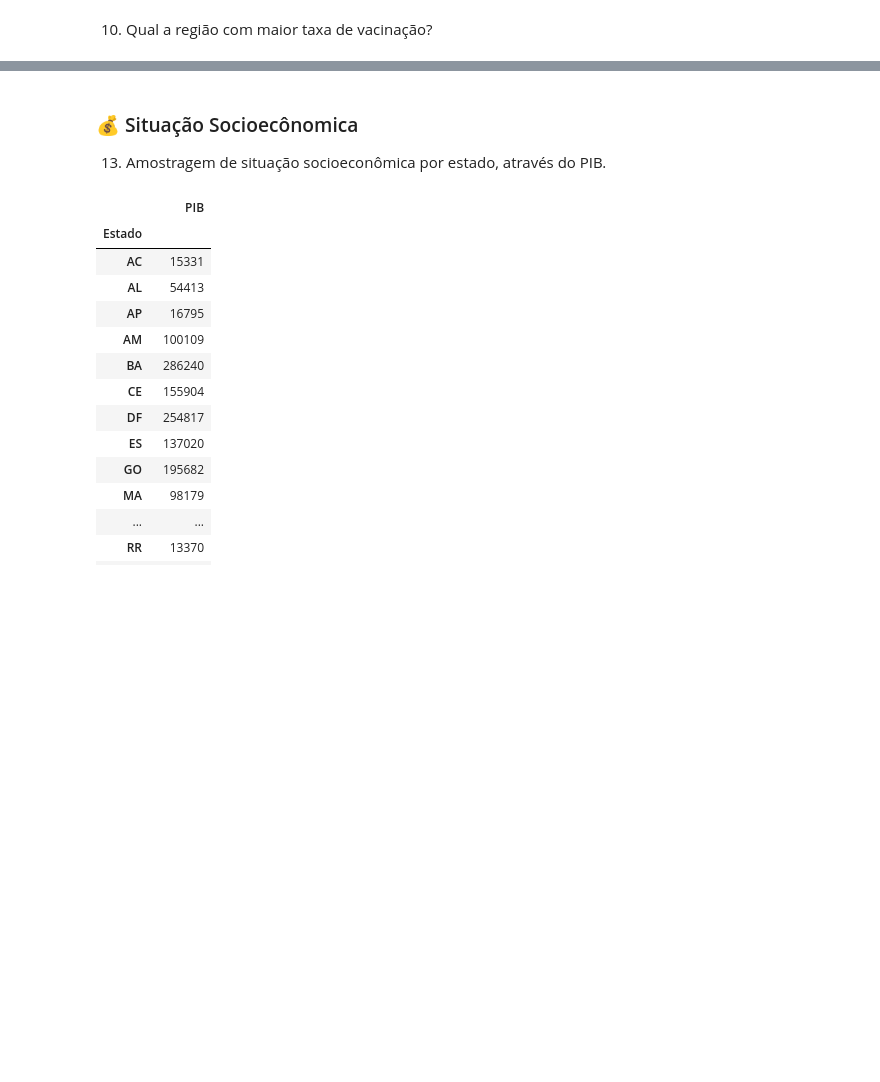
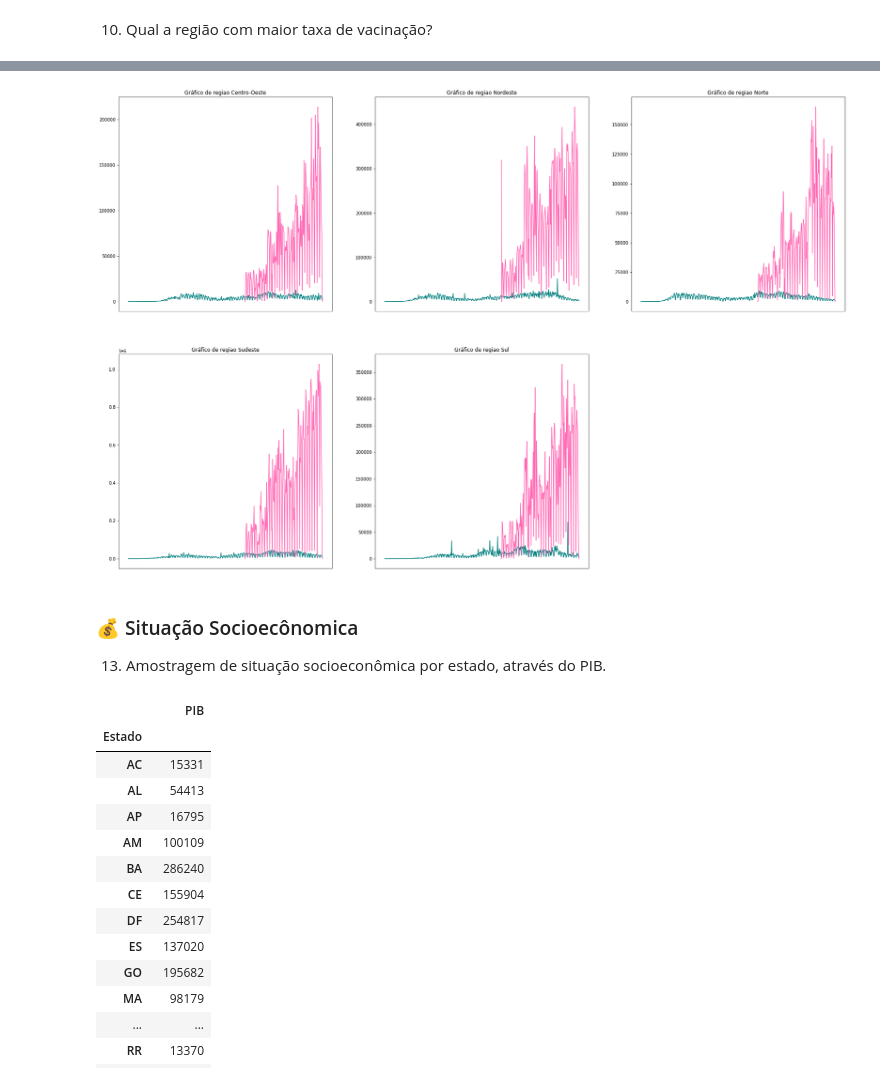
Before and after one commit to stardotwav/BrasilEmDados, a Jupyter notebook: AnaliseExtracaoConhecimento.ipynb, the cells around one changed output, grey strips where cells are left out. Saved outputs shown, nothing was run; the diff lists cells and outputs as text; code cells hidden in the pictures; blank space fills up the shorter version.

```diff
--- a/AnaliseExtracaoConhecimento.ipynb
+++ b/AnaliseExtracaoConhecimento.ipynb
@@ -233,3 +210,26 @@ A região com a maior taxa de vacinação pela população, levando em conta a a
+# %%
+agrupamentoRegiao = dadosCovid.groupby(by=['regiao','data']).agg({'casosNovos':sum})
+agrupamentoRegiao = agrupamentoRegiao.reset_index()
+# %%
+regiao =  dadosRegiaoVacina['regiao'].unique()
+plt.rcParams['figure.figsize'] = [30, 20]
+
+for j,i in enumerate(regiao):
+    plt.subplot(2,3,j+1)
+
+    dadosAC = dadosRegiaoVacina[dadosRegiaoVacina['regiao'] == i]
+    dataAC = agrupamentoRegiao[agrupamentoRegiao.regiao == i]
+    dataAC["MesAno"] = pd.to_datetime(dataAC['data'],format = '%Y/%m/%d')
+
+    plt.plot(dataAC.MesAno,dataAC.casosNovos, color='teal')
+    plt.plot(dadosAC['Data Vacinação'],dadosAC.quantidade, color='hotpink')
+    #plt.xticks(rotation=45)
+    plt.title("Gráfico de regiao "+str(i))
+    plt.xticks([])
+
+plt.show()
+# %% [output]
+[figure, added]
 # %% [markdown]
 ### 💰 Situação Socioecônomica
 
```
Also changed, not shown: parts of 12 cells of this notebook.
